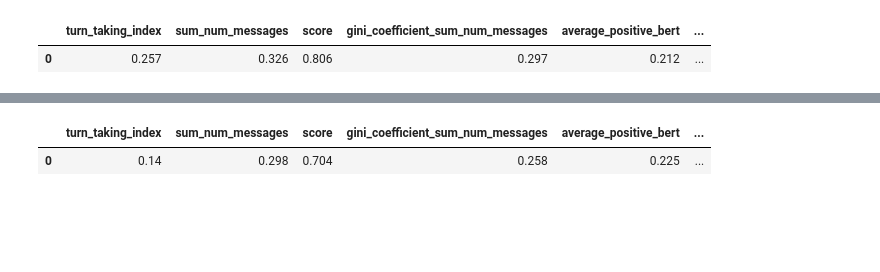
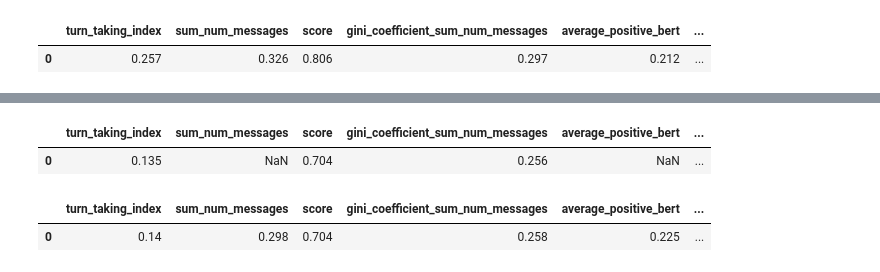
Before and after one commit to xehu/tpm-horse-race-modeling, a Jupyter notebook: task_map_explorations_with_multitask/empirical_experiment_visuals.ipynb, the cells around one changed output, grey strips where cells are left out. Saved outputs shown, nothing was run; the diff lists cells and outputs as text; code cells hidden in the pictures; blank space fills up the shorter version.

```diff
--- a/task_map_explorations_with_multitask/empirical_experiment_visuals.ipynb
+++ b/task_map_explorations_with_multitask/empirical_experiment_visuals.ipynb
@@ -873,6 +894,11 @@ get_top_features(7, "wave1")
 | 4 | Type 3 and Type 4 (Objective Corr... | Type 3 and Type 4 (Objective Corr... | Optimizing | Solution Scheme Outcome Uncertainty | Solution Scheme Outcome Uncertainty | ... |
 | 5 | Eureka Question | Conflicting Tradeoffs | Time Solvability | Eureka Question | Eureka Question | ... |
 | 6 | Creativity Input | Creativity Input | Intellective-Judgmental | Intellective-Judgmental | Creativity Input | ... |
+# %%
+get_top_q2_performance(8, "wave1")
+# %% [output]
+|  | turn_taking_index | sum_num_messages | score | gini_coefficient_sum_num_messages | average_positive_bert | ... |
+| 0 | 0.135 | NaN | 0.704 | 0.256 | NaN | ... |
 # %%
 get_top_q2_performance(7, "wave1")
 # %% [output]
```
Also changed, not shown: parts of 4 cells of this notebook, 1 other file.
